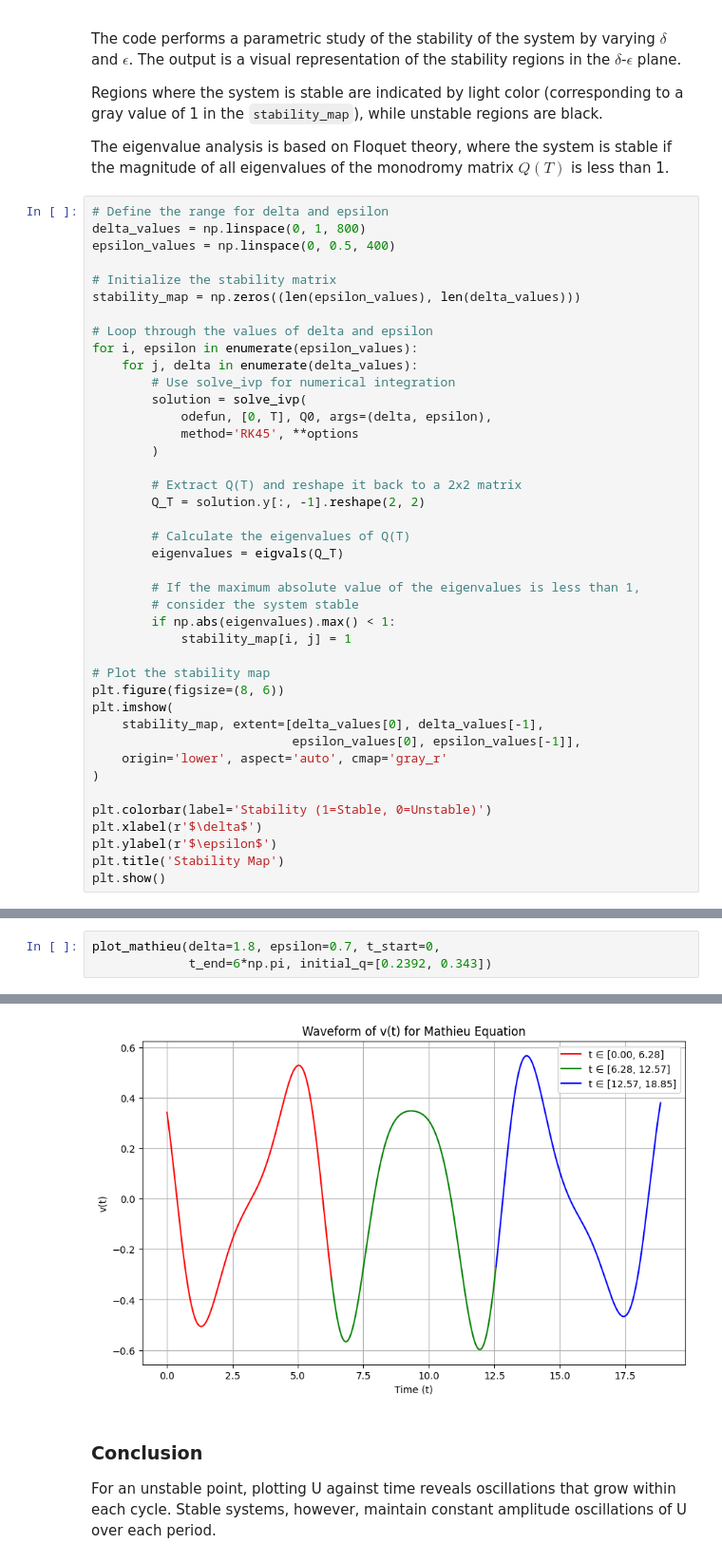
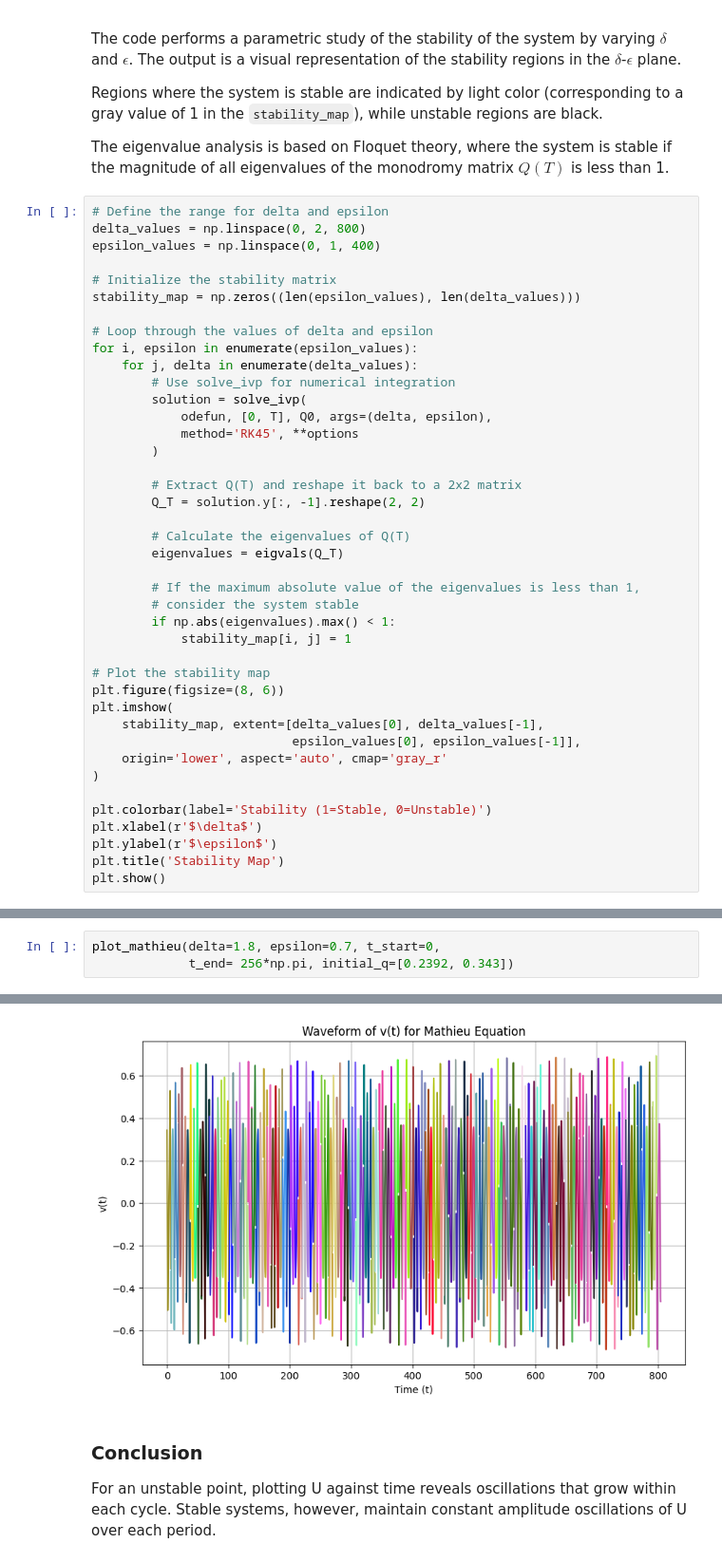
Before and after one commit to 0123YHYQ1129/YeQing_Mathematics_For_Engineering, a Jupyter notebook: project.ipynb, the cells around one changed output, grey strips where cells are left out. Shown: that part at 95% size. Cells and saved outputs as stored; diff of their text form.

```diff
--- a/project.ipynb
+++ b/project.ipynb
@@ -383,8 +383,8 @@ Regions where the system is stable are indicated by light color (corresponding t
 The eigenvalue analysis is based on Floquet theory, where the system is stable if the magnitude of all eigenvalues of the monodromy matrix $ Q(T) $ is less than 1.
 # %%
 # Define the range for delta and epsilon
-delta_values = np.linspace(0, 1, 800)
-epsilon_values = np.linspace(0, 0.5, 400)
+delta_values = np.linspace(0, 2, 800)
+epsilon_values = np.linspace(0, 1, 400)
 
 # Initialize the stability matrix
 stability_map = np.zeros((len(epsilon_values), len(delta_values)))
@@ -562,4 +561,4 @@ I select $ \delta $ = 1.8 and $ \epsilon $ = 0.7 as the stable point.
 # %%
 plot_mathieu(delta=1.8, epsilon=0.7, t_start=0,
-             t_end=6*np.pi, initial_q=[0.2392, 0.343])
+             t_end= 256*np.pi, initial_q=[0.2392, 0.343])
 # %% [output]
@@ -567,4 +566,4 @@ plot_mathieu(delta=1.8, epsilon=0.7, t_start=0,
-[figure, old version]
+[figure, new version]
 # %% [markdown]
 ### **Conclusion**
 
```
Also changed, not shown: parts of 6 cells of this notebook, 5 other files.
